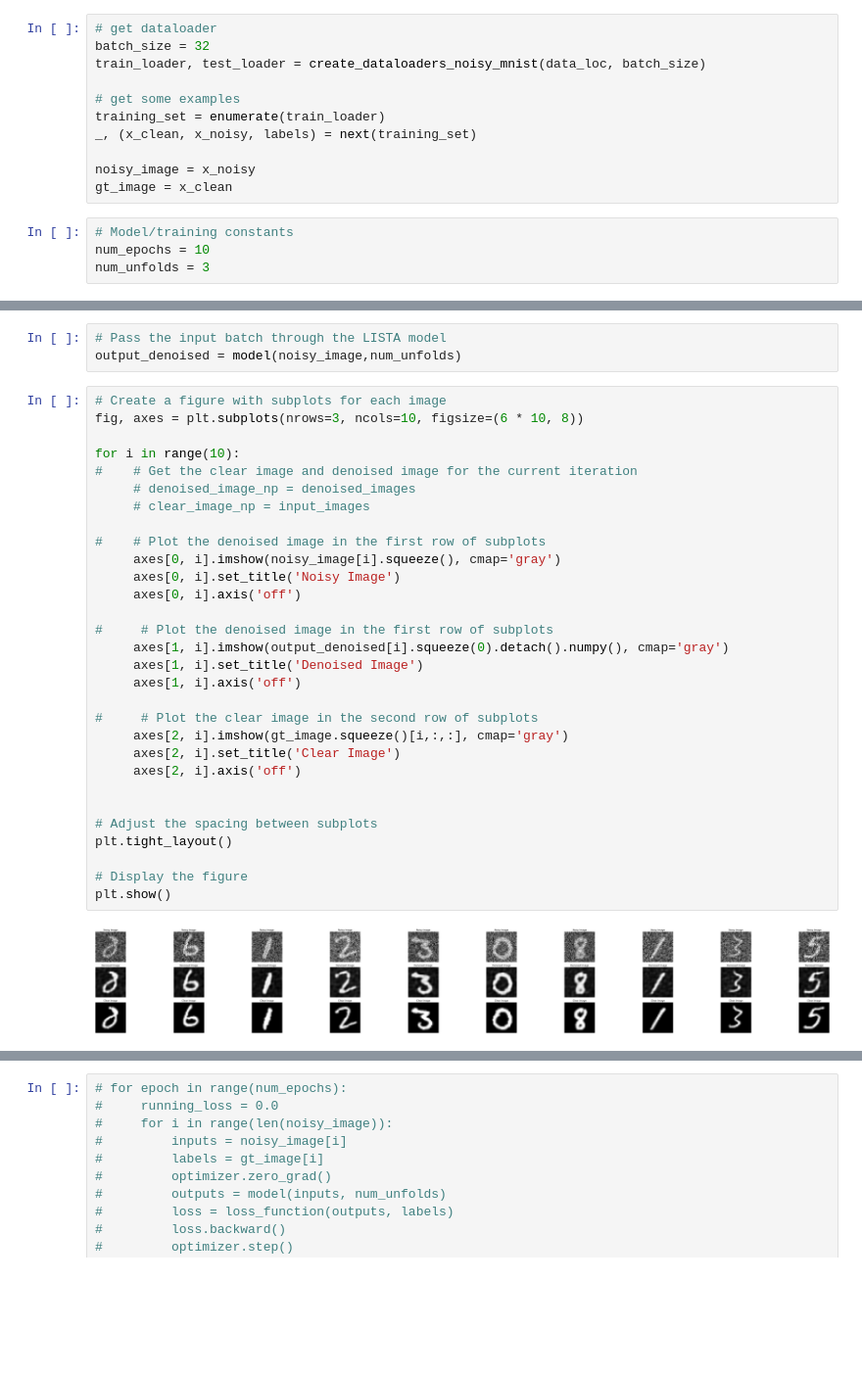
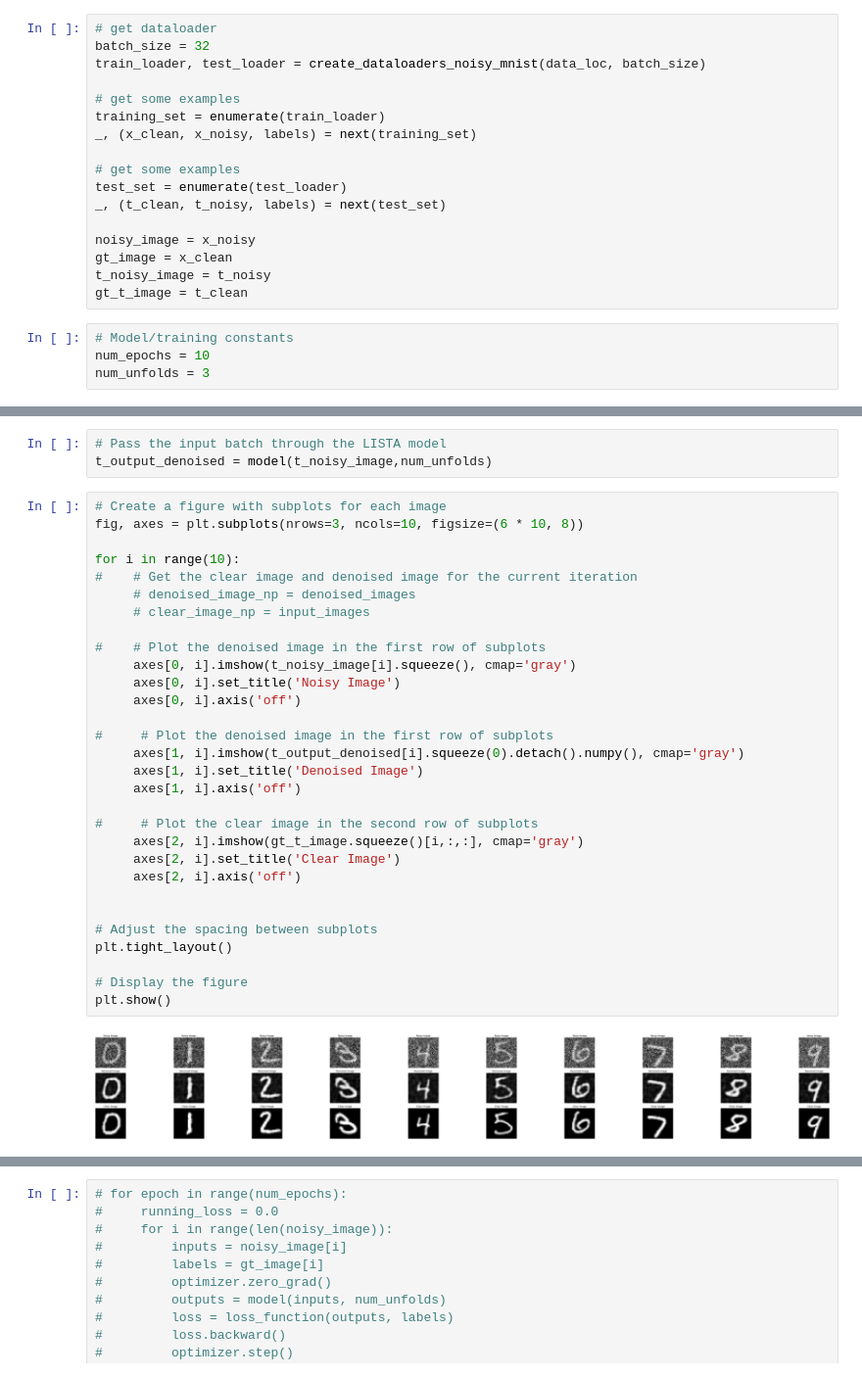
Before and after one commit to vanboven073/5LSL0, a Jupyter notebook: Week_1_LISTA.ipynb, the cells around one changed output, grey strips where cells are left out. Shown: that part at 98% size. Drawn from its saved outputs; the diff is of its cells as text; blank space fills up the shorter version.

Commit message:
Evaluetion on test set

```diff
--- a/Week_1_LISTA.ipynb
+++ b/Week_1_LISTA.ipynb
@@ -65,8 +65,14 @@ train_loader, test_loader = create_dataloaders_noisy_mnist(data_loc, batch_size)
 training_set = enumerate(train_loader)
 _, (x_clean, x_noisy, labels) = next(training_set)
 
+# get some examples
+test_set = enumerate(test_loader)
+_, (t_clean, t_noisy, labels) = next(test_set)
+
 noisy_image = x_noisy
 gt_image = x_clean
+t_noisy_image = t_noisy
+gt_t_image = t_clean
 # %%
 # Model/training constants
 num_epochs = 10
@@ -108,38 +114,38 @@ Epoch [10/10], Loss: 0.017544382804632188
 # %%
 # Pass the input batch through the LISTA model
-output_denoised = model(noisy_image,num_unfolds)
+t_output_denoised = model(t_noisy_image,num_unfolds)
 # %%
 # Create a figure with subplots for each image
 fig, axes = plt.subplots(nrows=3, ncols=10, figsize=(6 * 10, 8))
 
 for i in range(10):
 #    # Get the clear image and denoised image for the current iteration
      # denoised_image_np = denoised_images
      # clear_image_np = input_images
 
 #    # Plot the denoised image in the first row of subplots
-     axes[0, i].imshow(noisy_image[i].squeeze(), cmap='gray')
+     axes[0, i].imshow(t_noisy_image[i].squeeze(), cmap='gray')
      axes[0, i].set_title('Noisy Image')
      axes[0, i].axis('off')
 
 #     # Plot the denoised image in the first row of subplots
-     axes[1, i].imshow(output_denoised[i].squeeze(0).detach().numpy(), cmap='gray')
+     axes[1, i].imshow(t_output_denoised[i].squeeze(0).detach().numpy(), cmap='gray')
      axes[1, i].set_title('Denoised Image')
      axes[1, i].axis('off')
 
 #     # Plot the clear image in the second row of subplots
-     axes[2, i].imshow(gt_image.squeeze()[i,:,:], cmap='gray')
+     axes[2, i].imshow(gt_t_image.squeeze()[i,:,:], cmap='gray')
      axes[2, i].set_title('Clear Image')
      axes[2, i].axis('off')
 
 
 # Adjust the spacing between subplots
 plt.tight_layout()
 
 # Display the figure
 plt.show()
 # %% [output]
-[figure, old version]
+[figure, new version]
 # %%
 count = 0
 avg_mse = 0
```
Also changed, not shown: parts of 2 cells of this notebook.
